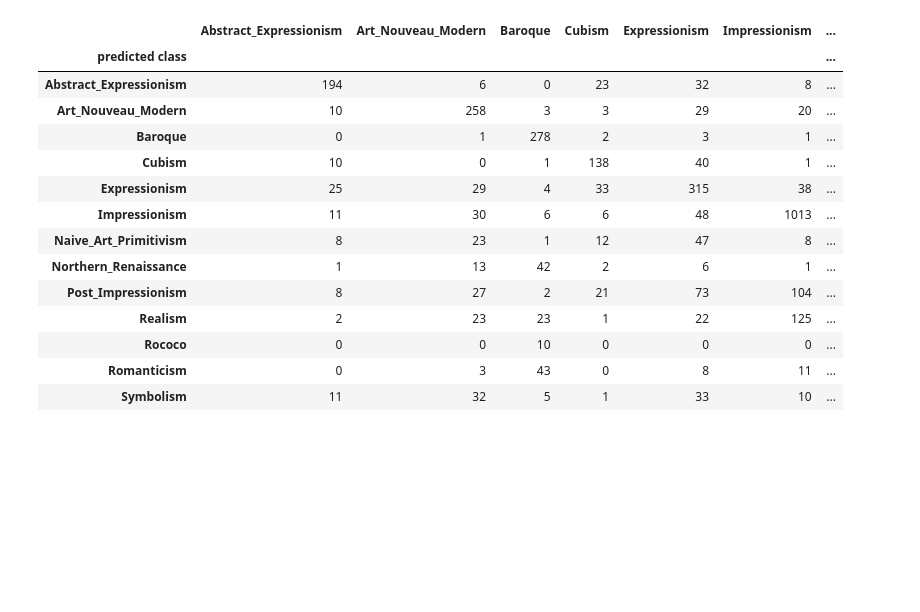
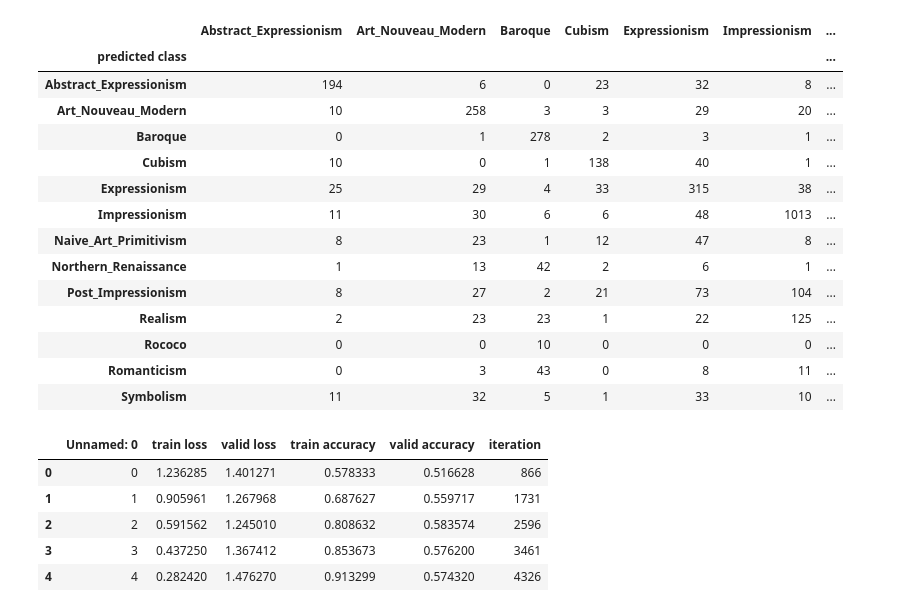
Before and after one commit to JihoonChung/AI_Art_Curation_System, a Jupyter notebook: outputs/ResNet_Style/submit/StyleCNN_wikiART224_submission_with_train_curve.ipynb, the cells around one changed output. Cells and saved outputs as stored; diff of their text form; code cells hidden in the pictures; blank space fills up the shorter version.

```diff
--- a/outputs/ResNet_Style/submit/StyleCNN_wikiART224_submission.ipynb
+++ b/outputs/ResNet_Style/submit/StyleCNN_wikiART224_submission_with_train_curve.ipynb
@@ -878,3 +878,13 @@ predicted
 | Rococo | 0 | 0 | 10 | 0 | 0 | 0 | ... |
 | Romanticism | 0 | 3 | 43 | 0 | 8 | 11 | ... |
 | Symbolism | 11 | 32 | 5 | 1 | 33 | 10 | ... |
+# %%
+curve = pd.read_csv(f'/content/drive/MyDrive/UofT/MIE1517/project/fine_tune/resnet50_wo_l2_results.csv')
+curve
+# %% [output]
+|  | Unnamed: 0 | train loss | valid loss | train accuracy | valid accuracy | iteration |
+| 0 | 0 | 1.236285 | 1.401271 | 0.578333 | 0.516628 | 866 |
+| 1 | 1 | 0.905961 | 1.267968 | 0.687627 | 0.559717 | 1731 |
+| 2 | 2 | 0.591562 | 1.245010 | 0.808632 | 0.583574 | 2596 |
+| 3 | 3 | 0.437250 | 1.367412 | 0.853673 | 0.576200 | 3461 |
+| 4 | 4 | 0.282420 | 1.476270 | 0.913299 | 0.574320 | 4326 |
```
Also changed, not shown: parts of 2 cells of this notebook.
